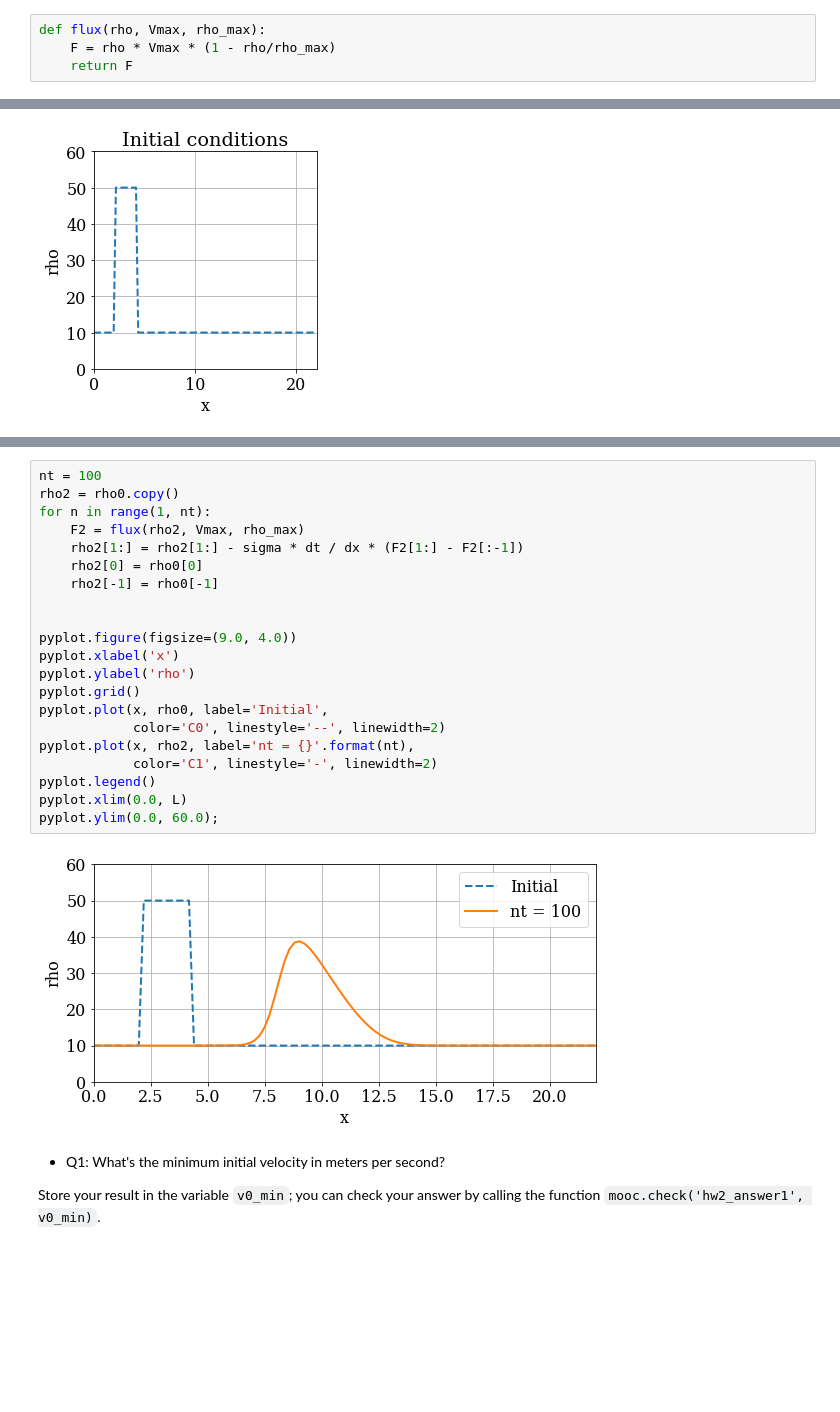
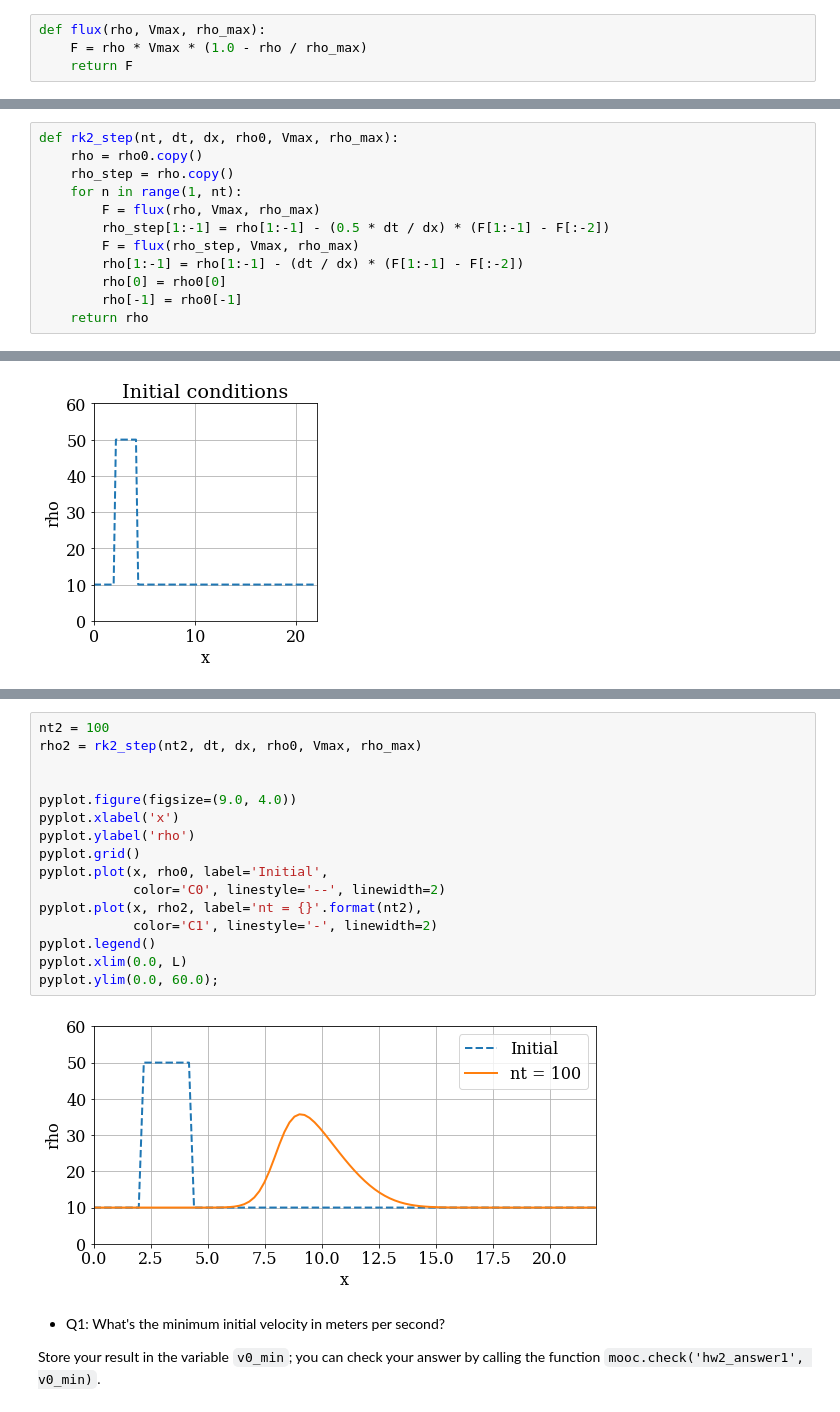
Before and after one commit to tianjiaozhang678/MAE6286, a Jupyter notebook: hw2-tianjiaozhang678-1/Traffic_Flow_Assignment.ipynb, the cells around one changed output, grey strips where cells are left out. Saved outputs shown, nothing was run; the diff lists cells and outputs as text; blank space fills up the shorter version.

```diff
--- a/hw2-tianjiaozhang678-1/Traffic_Flow_Assignment.ipynb
+++ b/hw2-tianjiaozhang678-1/Traffic_Flow_Assignment.ipynb
@@ -135,5 +135,5 @@ def sokudo(rho):
     return V
 # %%
 def flux(rho, Vmax, rho_max):
-    F = rho * Vmax * (1 - rho/rho_max)
+    F = rho * Vmax * (1.0 - rho / rho_max)
     return F
@@ -140,3 +151,15 @@ def flux(rho, Vmax, rho_max):
+# %%
+def rk2_step(nt, dt, dx, rho0, Vmax, rho_max):
+    rho = rho0.copy()
+    rho_step = rho.copy()
+    for n in range(1, nt):
+        F = flux(rho, Vmax, rho_max)
+        rho_step[1:-1] = rho[1:-1] - (0.5 * dt / dx) * (F[1:-1] - F[:-2])
+        F = flux(rho_step, Vmax, rho_max)
+        rho[1:-1] = rho[1:-1] - (dt / dx) * (F[1:-1] - F[:-2])
+        rho[0] = rho0[0]
+        rho[-1] = rho0[-1]
+    return rho
 # %%
 nx = 101
 L = 22.0
@@ -195,26 +212,21 @@ print(AV)
 # %%
-nt = 100
-rho2 = rho0.copy()
-for n in range(1, nt):
-    F2 = flux(rho2, Vmax, rho_max)
-    rho2[1:] = rho2[1:] - sigma * dt / dx * (F2[1:] - F2[:-1])
-    rho2[0] = rho0[0]
-    rho2[-1] = rho0[-1]
+nt2 = 100
+rho2 = rk2_step(nt2, dt, dx, rho0, Vmax, rho_max)
 
 
 pyplot.figure(figsize=(9.0, 4.0))
 pyplot.xlabel('x')
 pyplot.ylabel('rho')
 pyplot.grid()
 pyplot.plot(x, rho0, label='Initial',
             color='C0', linestyle='--', linewidth=2)
-pyplot.plot(x, rho2, label='nt = {}'.format(nt),
+pyplot.plot(x, rho2, label='nt = {}'.format(nt2),
             color='C1', linestyle='-', linewidth=2)
 pyplot.legend()
 pyplot.xlim(0.0, L)
 pyplot.ylim(0.0, 60.0);
 # %% [output]
-[figure, old version]
+[figure, new version]
 # %% [markdown]
 * Q1: What's the minimum initial velocity in meters per second?
 
```
Also changed, not shown: parts of 7 cells of this notebook.
